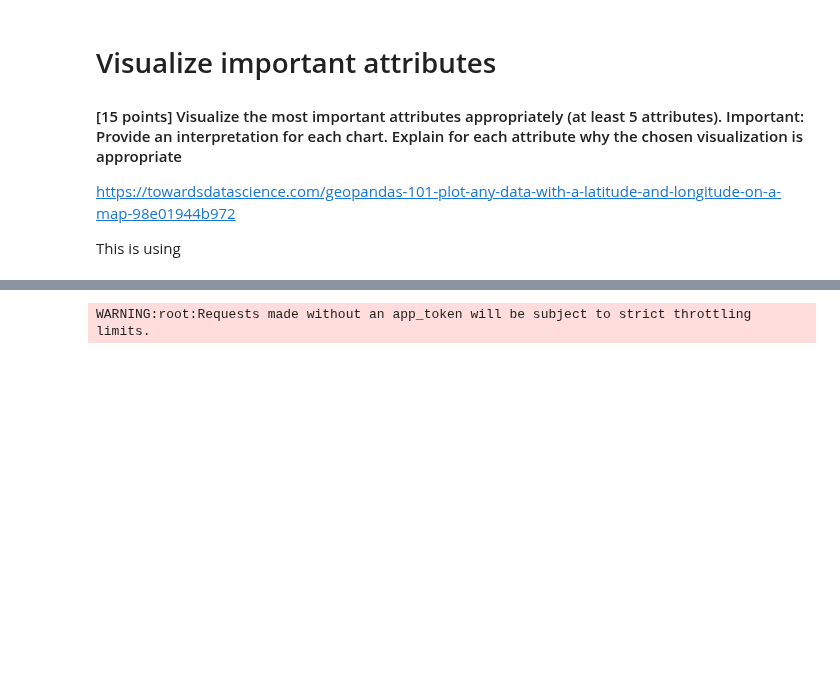
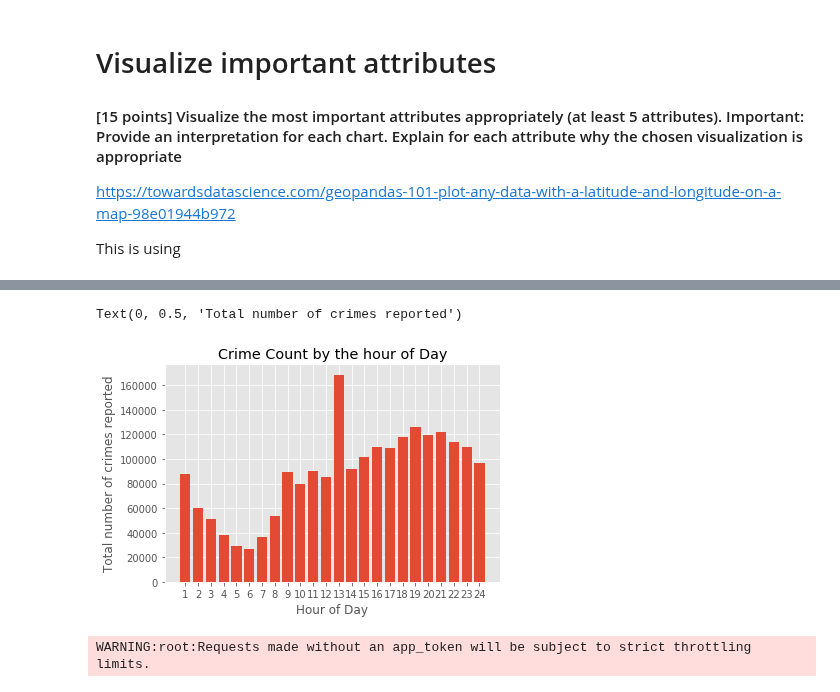
Before and after one commit to julia-codes/MSDS-ML1-VisualizationAndDataProcessing, a Jupyter notebook: Lab1_VisualizationAndDataPreprocessing.ipynb, the cells around one changed output, grey strips where cells are left out. Drawn from its saved outputs; the diff is of its cells as text; code cells hidden in the pictures; blank space fills up the shorter version.

```diff
--- a/Lab1_VisualizationAndDataPreprocessing.ipynb
+++ b/Lab1_VisualizationAndDataPreprocessing.ipynb
@@ -626,3 +643,17 @@ This is using
+# %%
+df['DayHr'] = pd.cut(df['TIME OCC'],[0,59,159,259,359,459,559,659,759,859,959,1059,1159,1259,1359,1459,1559,1659,1759,1859,1959,2059,2159,2259,2359],24,labels=['1','2','3','4','5','6','7','8','9','10','11','12','13','14','15','16','17','18','19','20','21','22','23','24'])
+df_dayhr_tmp = df.groupby('DayHr').count().reset_index().iloc[:,[0,1]]
+df_dayhr = df_dayhr_tmp.rename(columns={df_dayhr_tmp.columns[0]: "HrOfDay", df_dayhr_tmp.columns[1]: "Count"})
+#ax1 = plt.pie(df_daytime.Count,labels=df_daytime.TimeOfDay,autopct='%1.1f%%')
+#plt.title('Crime Occurance by Time of Day')
+df_dayhr
+plt.bar(df_dayhr.HrOfDay,df_dayhr.Count)
+plt.title('Crime Count by the hour of Day')
+plt.xlabel('Hour of Day')
+plt.ylabel('Total number of crimes reported')
+# %% [output]
+Text(0, 0.5, 'Total number of crimes reported')
+[figure, added]
 # %%
 #!/usr/bin/env python
 
```
Also changed, not shown: parts of 9 cells of this notebook.
